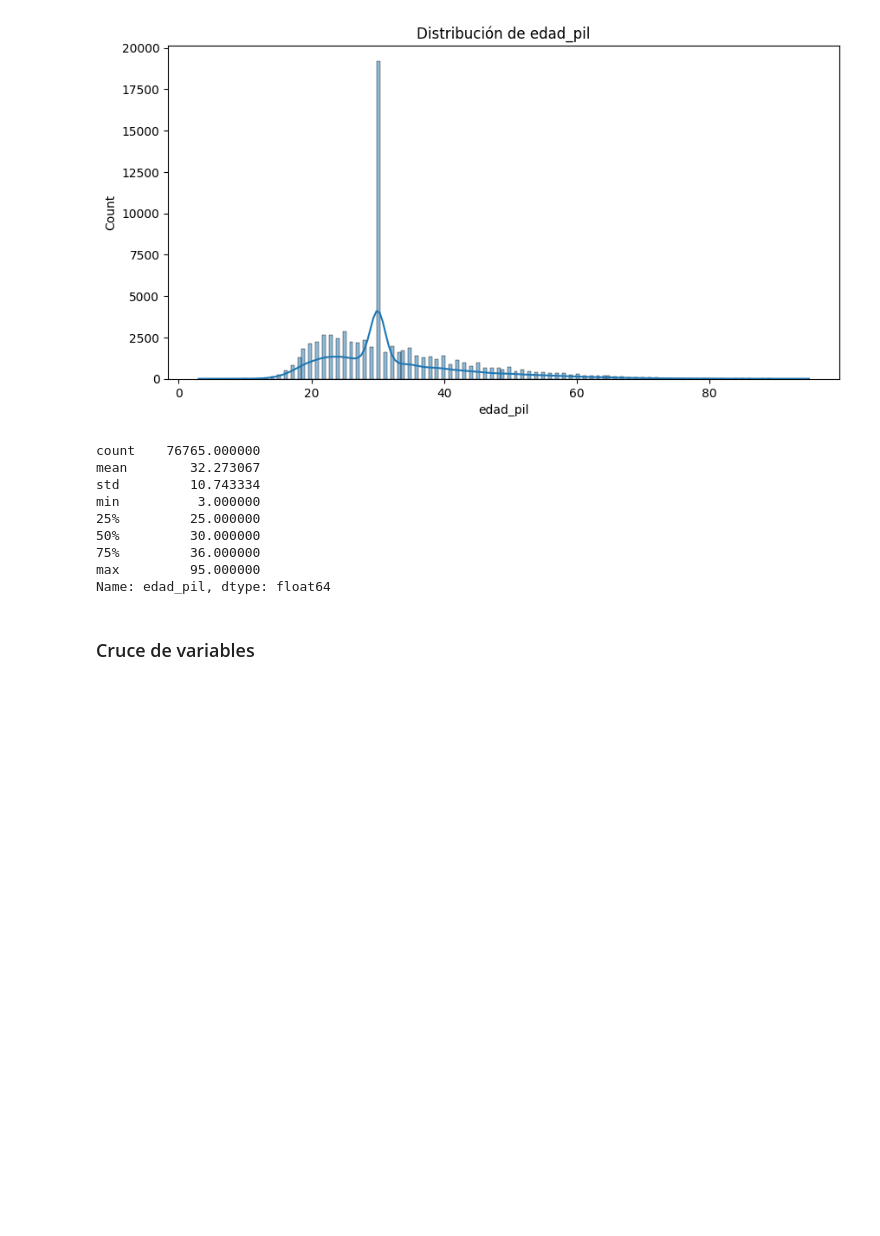
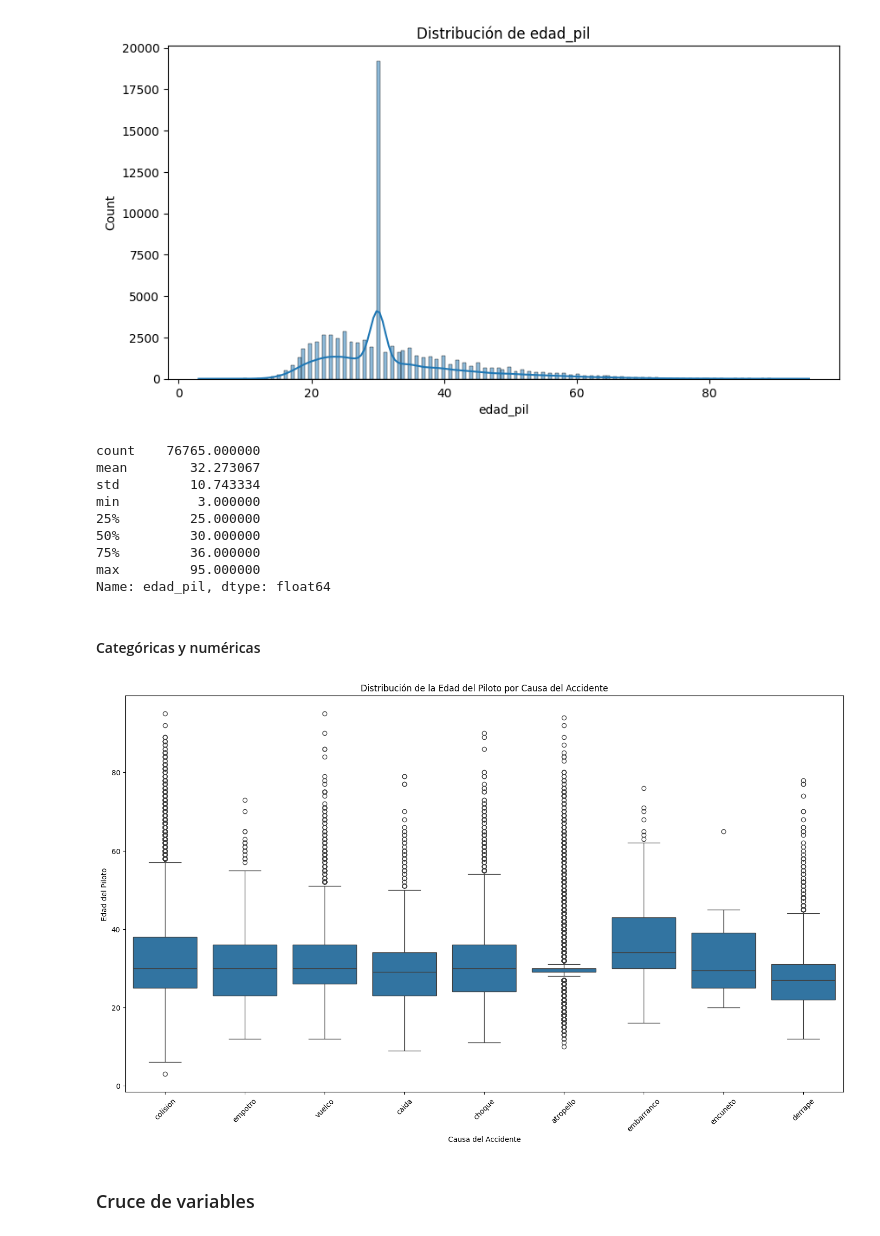
Before and after one commit to FranzCastillo/DM-Car-Incidents-in-GT-Analysis, a Jupyter notebook: Analysis.ipynb, the cells around one changed output. Cells and saved outputs as stored; diff of their text form; code cells hidden in the pictures; blank space fills up the shorter version.

```diff
--- a/Analysis.ipynb
+++ b/Analysis.ipynb
@@ -311,6 +311,18 @@ min          3.000000
 75%         36.000000
 max         95.000000
 Name: edad_pil, dtype: float64
+# %% [markdown]
+#### Categóricas y numéricas
+# %%
+plt.figure(figsize=(18, 10))
+sns.boxplot(data=df, x='causa_acc', y='edad_pil')
+plt.xticks(rotation=45)
+plt.title('Distribución de la Edad del Piloto por Causa del Accidente')
+plt.xlabel('Causa del Accidente')
+plt.ylabel('Edad del Piloto')
+plt.show()
+# %% [output]
+[figure, added]
 # %% [markdown]
 ### Cruce de variables
 # %%
```
Also changed, not shown: parts of 3 cells of this notebook.
